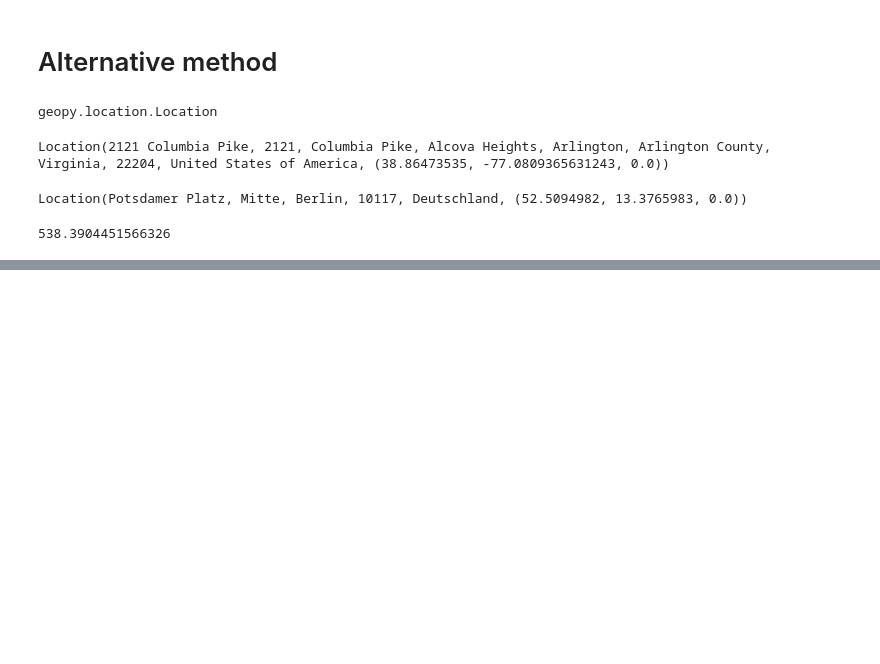
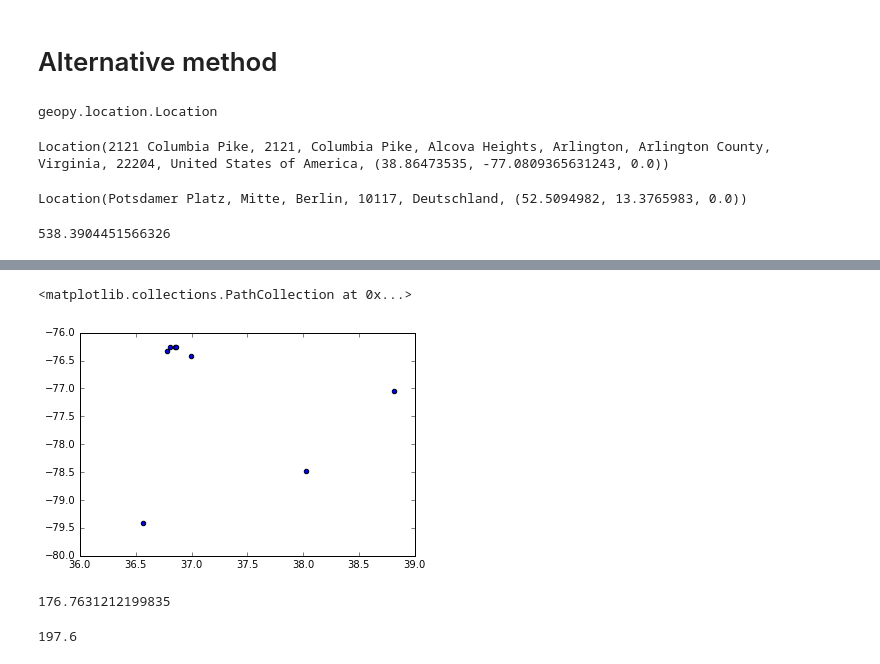
Before and after one commit to jianglong608/portfolio, a Jupyter notebook: Hud_project.ipynb, the cells around one changed output, grey strips where cells are left out. Cells and saved outputs as stored; diff of their text form; code cells hidden in the pictures; blank space fills up the shorter version.

```diff
--- a/Hud_project.ipynb
+++ b/Hud_project.ipynb
@@ -8,7 +8,8 @@ from IPython.display import display
 # %% [markdown]
 ## Download and read in Data
 # %%
-df = pd.read_excel("https://www.huduser.gov/portal/datasets/pis/public_housing_physical_inspection_scores.xlsx",
+# df = pd.read_excel("https://www.huduser.gov/portal/datasets/pis/public_housing_physical_inspection_scores.xlsx",
+df = pd.read_excel("/Users/jianglongli/Downloads/public_housing_physical_inspection_scores.xlsx",
                   converters={'INSPECTION_ID': str,
                              'DEVLOPMENT_ID': str,
                              'CBSA_CODE': str,
@@ -324,0 +328,2 @@ from IPython.display import Javascript
+# %%
+test = locVA[['LATITUDE', 'LONGITUDE']]
@@ -324,0 +343,14 @@ from IPython.display import Javascript
+# %%
+# create 10 random travels in VA
+np.random.seed = 0
+travels = [test.sample(8, replace=False, random_state=i) for i in range(10)]
+trip2 = test.sample(20, replace=False, random_state=42)
+
+# rename index
+places = list('ABCDEFGH')
+for i in range(len(travels)):
+    travels[i].index = places
+
+# pick a trip
+trip = travels[0]
+trip
@@ -324,0 +367,19 @@ from IPython.display import Javascript
+# %%
+plt.scatter(x='LATITUDE', y='LONGITUDE', data=trip)
+# %% [output]
+<matplotlib.collections.PathCollection at 0x...>
+[figure, added]
+# %%
+from geopy.distance import vincenty
+print(vincenty(trip.iloc[0], trip.iloc[2]).miles)
+# %% [output]
+176.7631212199835
+# %%
+# distance from googlemap API
+dis = gmaps.directions(trip.iloc[0], trip.iloc[2], mode="driving")
+leg = dis[0]['legs']
+mil_trips = [leg[i]['distance']['value'] for i in range(len(leg))]
+miles = round(sum(mil_trips)/1609.34, 2)
+miles
+# %% [output]
+197.6
```
Also changed, not shown: parts of 27 cells of this notebook, 1 other file.
